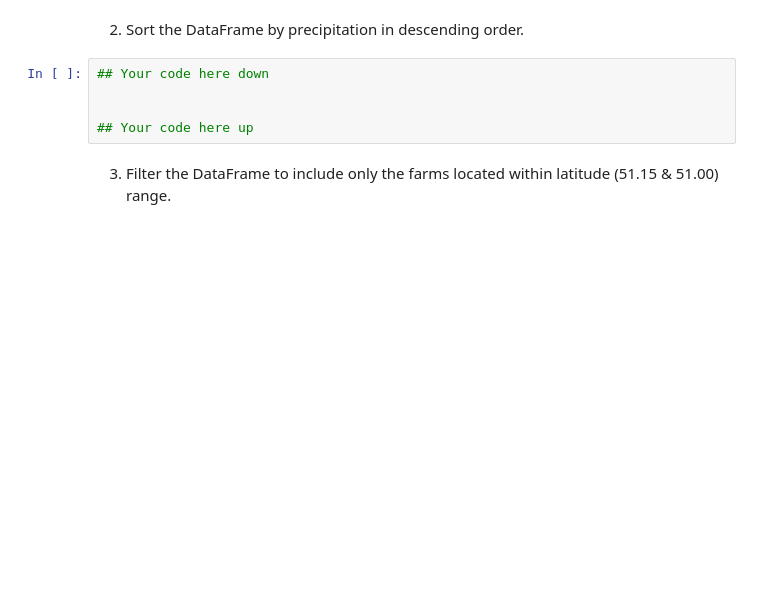
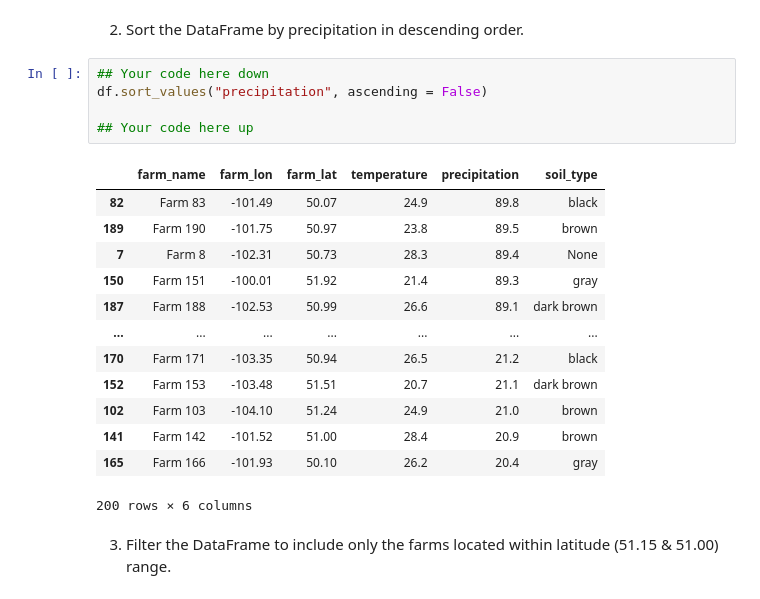
Before and after one commit to RobertoTabosa/AgriFirstWeek, a Jupyter notebook: Assinment_3&4 - Roberto Tabosa.ipynb, the cells around one changed output. Cells and saved outputs as stored; diff of their text form; blank space fills up the shorter version.

```diff
--- a/Assinment_3&4 - Roberto Tabosa.ipynb
+++ b/Assinment_3&4 - Roberto Tabosa.ipynb
@@ -302,9 +316,23 @@ print (df)
 2. Sort the DataFrame by precipitation in descending order.
 # %%
 ## Your code here down
-
+df.sort_values("precipitation", ascending = False)
 
 ## Your code here up
+# %% [output]
+|  | farm_name | farm_lon | farm_lat | temperature | precipitation | soil_type |
+| 82 | Farm 83 | -101.49 | 50.07 | 24.9 | 89.8 | black |
+| 189 | Farm 190 | -101.75 | 50.97 | 23.8 | 89.5 | brown |
+| 7 | Farm 8 | -102.31 | 50.73 | 28.3 | 89.4 | None |
+| 150 | Farm 151 | -100.01 | 51.92 | 21.4 | 89.3 | gray |
+| 187 | Farm 188 | -102.53 | 50.99 | 26.6 | 89.1 | dark brown |
+| ... | ... | ... | ... | ... | ... | ... |
+| 170 | Farm 171 | -103.35 | 50.94 | 26.5 | 21.2 | black |
+| 152 | Farm 153 | -103.48 | 51.51 | 20.7 | 21.1 | dark brown |
+| 102 | Farm 103 | -104.10 | 51.24 | 24.9 | 21.0 | brown |
+| 141 | Farm 142 | -101.52 | 51.00 | 28.4 | 20.9 | brown |
+| 165 | Farm 166 | -101.93 | 50.10 | 26.2 | 20.4 | gray |
+200 rows × 6 columns
 # %% [markdown]
 3. Filter the DataFrame to include only the farms located within latitude (51.15 & 51.00) range.
 # %%
```
Also changed, not shown: parts of 5 cells of this notebook.
